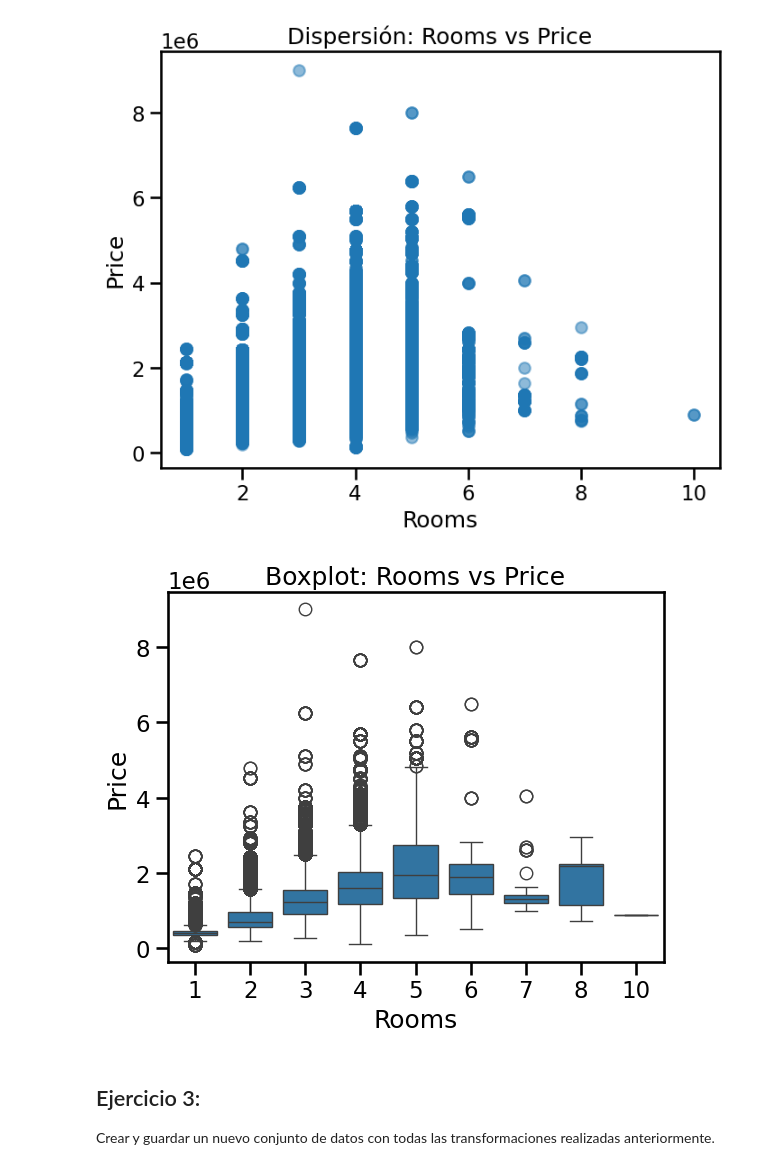
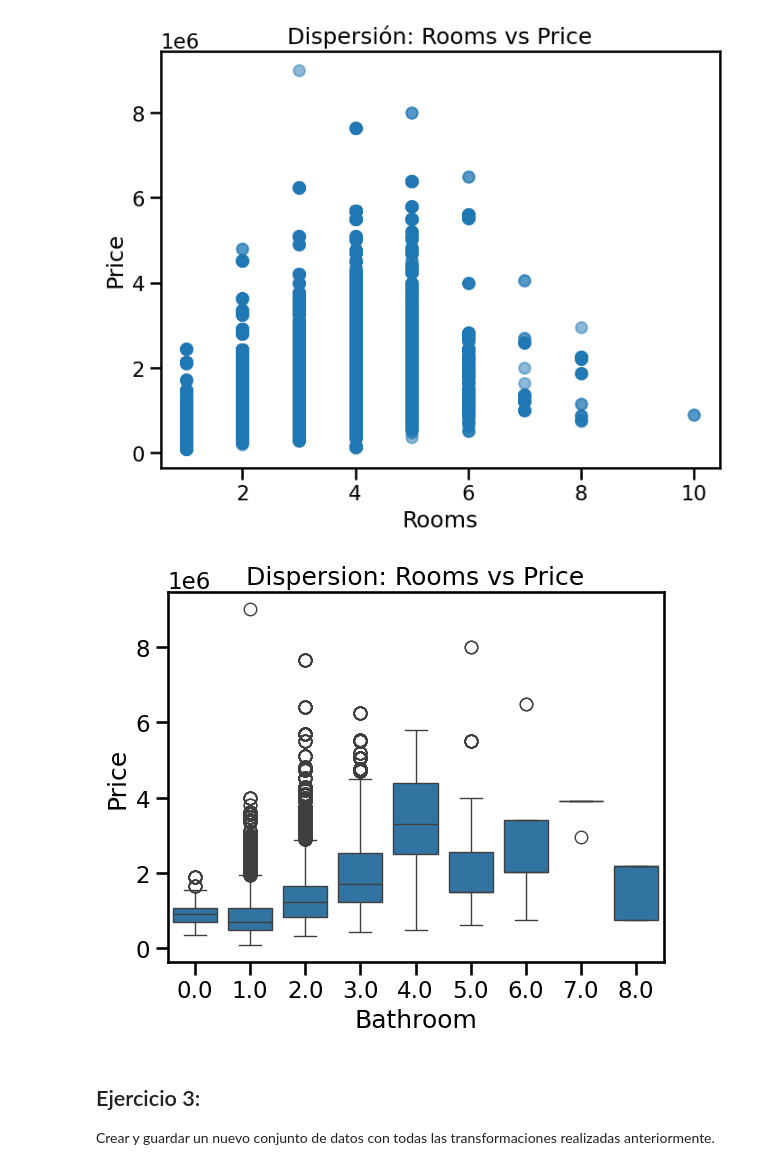
Before and after one commit to ramirobarone/CienciaDeDatosDiplo, a Jupyter notebook: Entregable_parte_1_eycd.ipynb, the cells around one changed output. Saved outputs shown, nothing was run; the diff lists cells and outputs as text; code cells hidden in the pictures.

```diff
--- a/Entregable_parte_1_eycd.ipynb
+++ b/Entregable_parte_1_eycd.ipynb
@@ -367,11 +367,11 @@ plt.show()
 2025-05-15 01:30:49,704 INFO sqlalchemy.engine.Engine ROLLBACK
 [figure]
 # %%
-seaborn.boxplot(x='Rooms', y='Price', data=result)
+seaborn.boxplot(x='Bathroom', y='Price', data=result)
 plt.title('Dispersion: Rooms vs Price')
 plt.show()
 # %% [output]
-[figure, old version]
+[figure, new version]
 # %% [markdown]
 ## Ejercicio 3:
 
```
